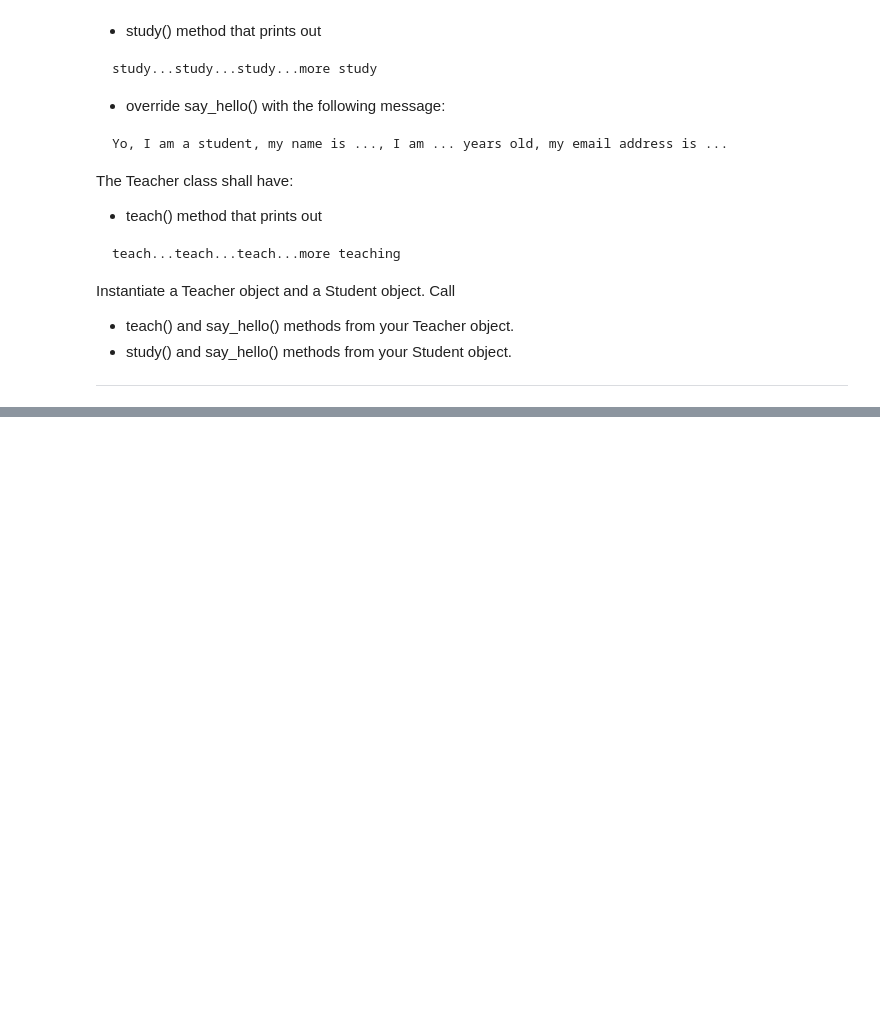
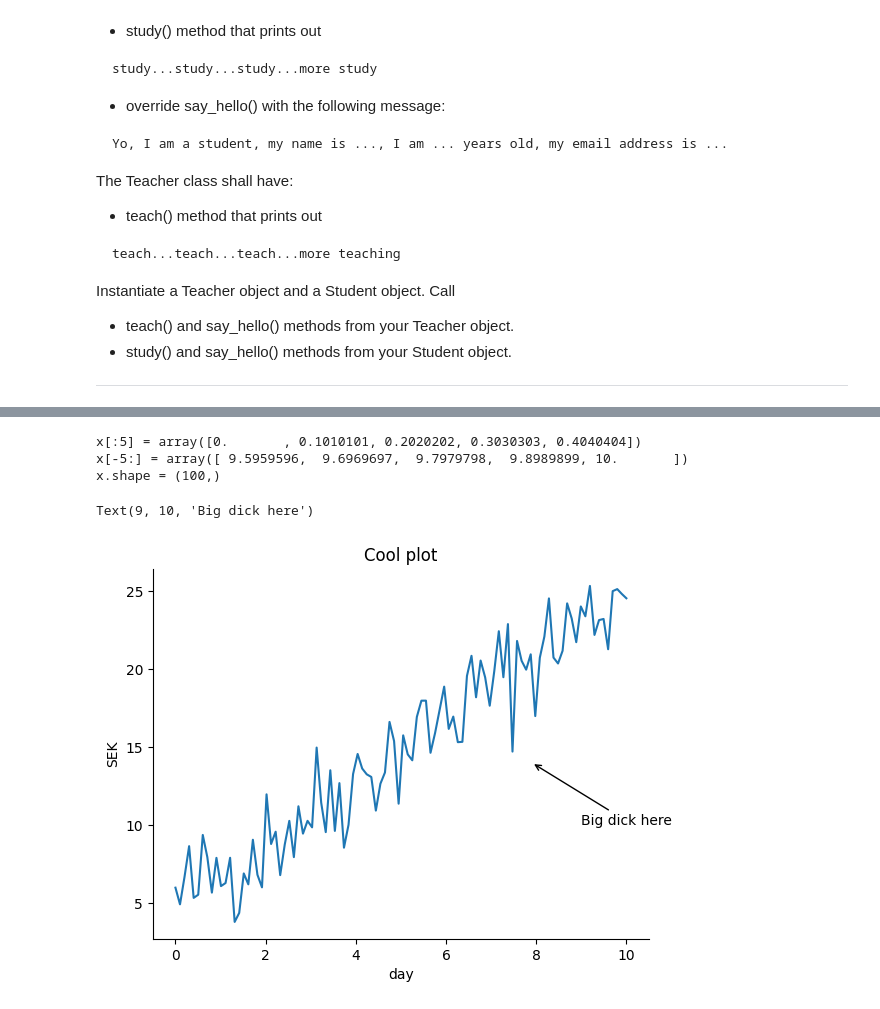
Before and after one commit to RikardOledal/python_DE25_Rikard_Oledal, a Jupyter notebook: exercises/_6_OOP.ipynb, the cells around one changed output, grey strips where cells are left out. Drawn from its saved outputs; the diff is of its cells as text; code cells hidden in the pictures; blank space fills up the shorter version.

```diff
--- a/exercises/_6_OOP.ipynb
+++ b/exercises/_6_OOP.ipynb
@@ -243,0 +107,27 @@ Fill in this table either by copying this into your own markdown file or copy it
+# %%
+import numpy as np
+import matplotlib.pyplot as plt
+
+class AnnotatePlot:
+    pass
+
+np.random.seed(42)
+x = np.linspace(0, 10, 100)
+y = 2 * x + 5 + np.random.normal(0, 2, size=len(x))
+
+print(f"{x[:5] = }")
+print(f"{x[-5:] = }")
+print(f"{x.shape = }")
+
+fig, ax = plt.subplots(1)
+
+ax.plot(x, y)
+ax.set(title="Cool plot", xlabel="day", ylabel="SEK")
+ax.spines[["top","right"]].set_visible(False)
+ax.annotate("Big dick here", xytext=(9,10),xy=(7.9,14),arrowprops={"arrowstyle": "->"})
+# %% [output]
+x[:5] = array([0.       , 0.1010101, 0.2020202, 0.3030303, 0.4040404])
+x[-5:] = array([ 9.5959596,  9.6969697,  9.7979798,  9.8989899, 10.       ])
+x.shape = (100,)
+Text(9, 10, 'Big dick here')
+[figure, added]
```
Also changed, not shown: parts of 7 cells of this notebook.
